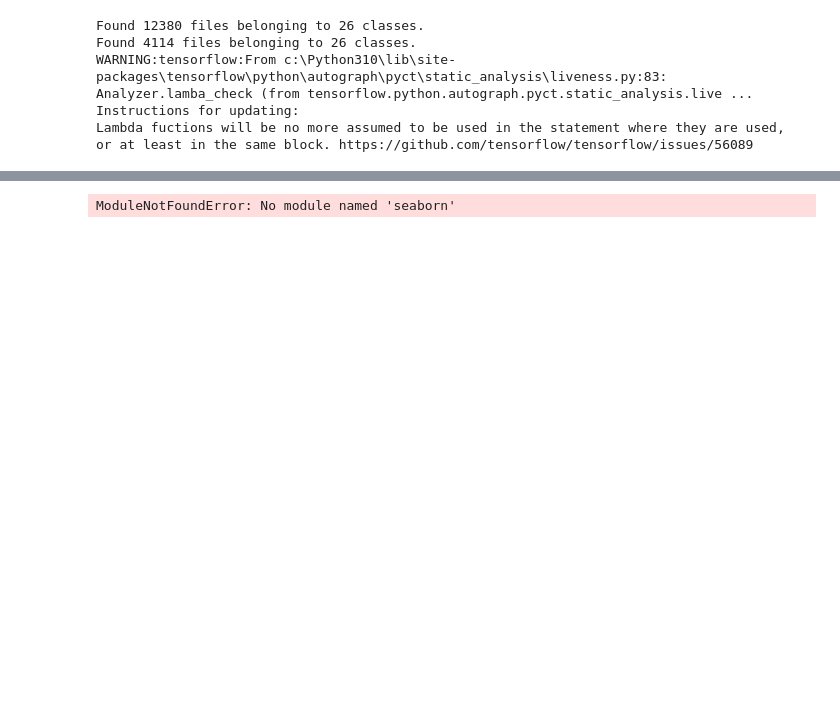
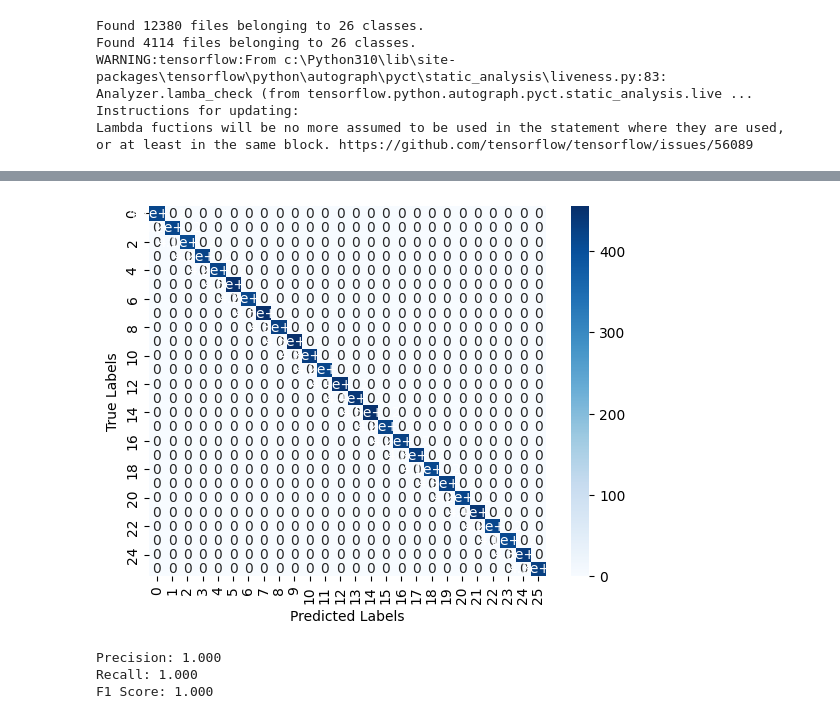
Before and after one commit to meghanagupta28/Hand-Gesture-Detection-ML-, a Jupyter notebook: model.ipynb, the cells around one changed output, grey strips where cells are left out. Saved outputs shown, nothing was run; the diff lists cells and outputs as text; code cells hidden in the pictures; blank space fills up the shorter version.

```diff
--- a/model.ipynb
+++ b/model.ipynb
@@ -68,13 +68,13 @@ from tensorflow.keras.layers import Conv2D, MaxPooling2D, Flatten, Dense
 # %%
 model = Sequential()
 
-model.add(Conv2D(8, (3,3), 1, activation ='relu', input_shape=(200, 200, 1)))
+model.add(Conv2D(16, (3,3), 1, activation ='relu', input_shape=(200, 200, 1)))
 model.add(MaxPooling2D())
 
-model.add(Conv2D(16, (3,3), 1, activation ='relu' ))
+model.add(Conv2D(32, (3,3), 1, activation ='relu' ))
 model.add(MaxPooling2D())
 
-model.add(Conv2D(8, (3,3), 1, activation ='relu'))
+model.add(Conv2D(16, (3,3), 1, activation ='relu'))
 model.add(MaxPooling2D())
 
 model.add(Flatten())
@@ -159,39 +182,41 @@ Final Validation Accuracy: 0.9991776347160339
 import pandas as pd
 import seaborn as sns
 import matplotlib.pyplot as plt
 from sklearn.metrics import confusion_matrix, classification_report
 from sklearn.metrics import precision_score, recall_score, f1_score
-import seaborn as sns
 import matplotlib.pyplot as plt
 
 # Generate some random data
 y_true = []
 y_pred = []
 
 for image, label in train:
 
     pred = model.predict_on_batch(image)
     for prediction in pred:
         y_pred.append(np.argmax(prediction))
 
     for lab in label:
         y_true.append(lab)
 
 
 # Create the confusion matrix
-confusion_matrix = tf.math.confusion_matrix(y_true, y_pred)
+confusion_matrix = tensorflow.math.confusion_matrix(y_true, y_pred)
 
 # Plot the confusion matrix using a heatmap
 sns.heatmap(confusion_matrix, annot=True, cmap='Blues')
 plt.xlabel('Predicted Labels')
 plt.ylabel('True Labels')
 plt.show()
 
-print('Precision: %.3f' % precision_score(y_true, y_pred))
-print('Recall: %.3f' % recall_score(y_true, y_pred))
-print('F1 Score: %.3f' % f1_score(y_true, y_pred))
+print('Precision: %.3f' % precision_score(y_true, y_pred, average='micro' ))
+print('Recall: %.3f' % recall_score(y_true, y_pred, average = 'micro'))
+print('F1 Score: %.3f' % f1_score(y_true, y_pred, average='micro'))
 # %% [output]
+[figure, added]
-ModuleNotFoundError: No module named 'seaborn'
+Precision: 1.000
+Recall: 1.000
+F1 Score: 1.000
 # %%
 import math
 import numpy as np
```
Also changed, not shown: parts of 5 cells of this notebook, 2 other files.
